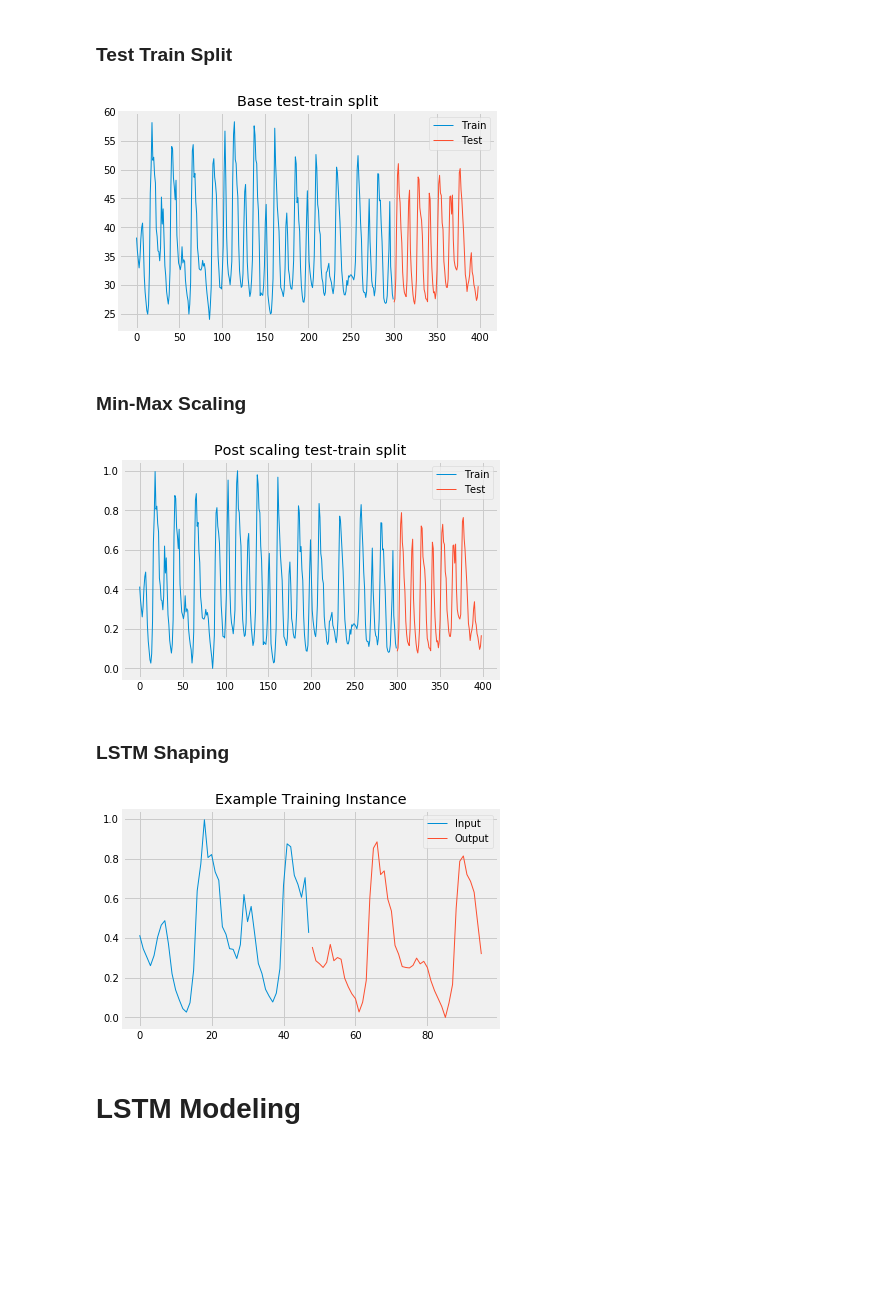
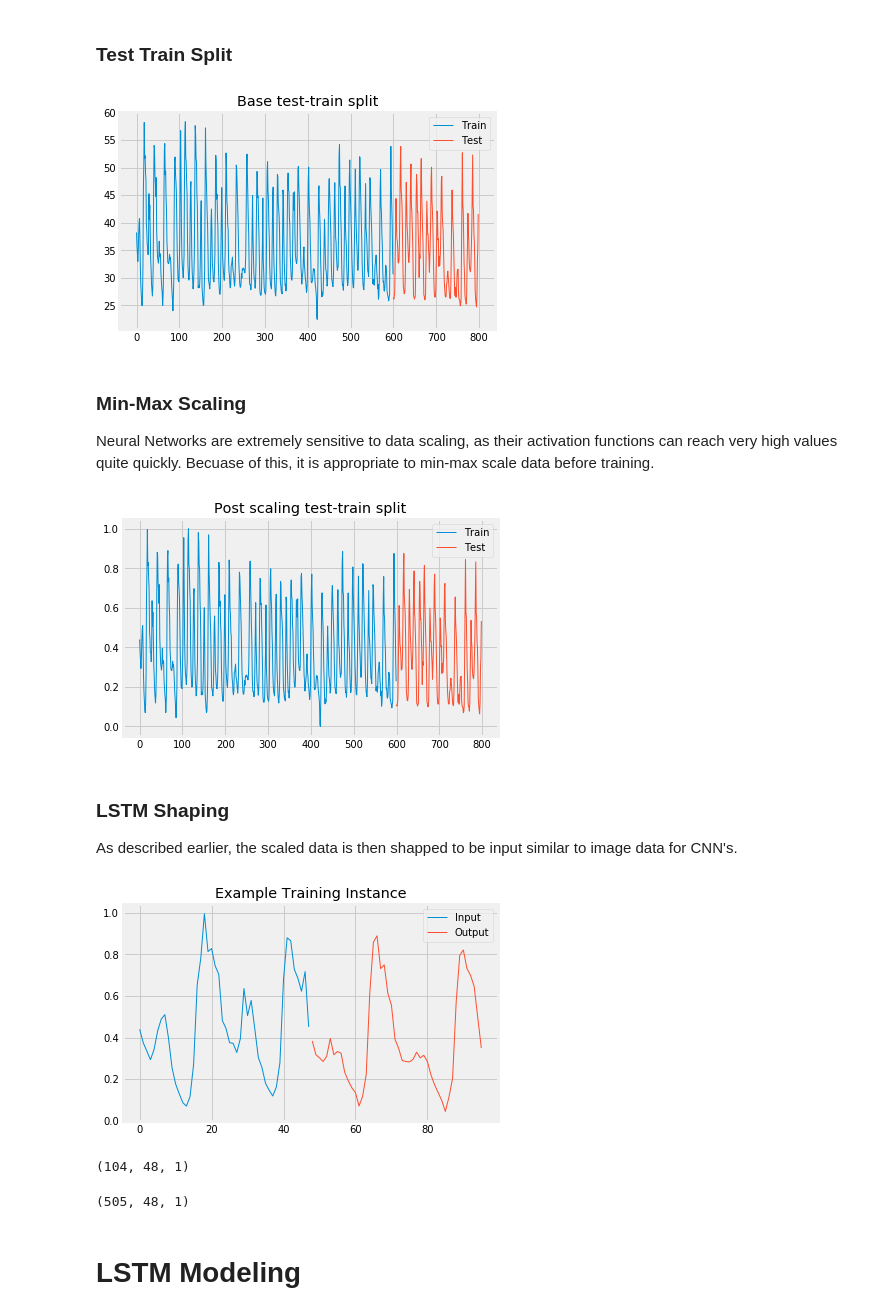
Before and after one commit to celmore25/portfolio, a Jupyter notebook: Notebooks/machine_learning/LSTM_Energy_Prices.ipynb, the cells around one changed output. Saved outputs shown, nothing was run; the diff lists cells and outputs as text; code cells hidden in the pictures; blank space fills up the shorter version.

Commit message:
LSTM

```diff
--- a/Notebooks/machine_learning/LSTM_Energy_Prices.ipynb
+++ b/Notebooks/machine_learning/LSTM_Energy_Prices.ipynb
@@ -70,25 +72,27 @@ Also with LSTM specific preprocessing, standard preprocessing of test-train spli
 # %% [markdown]
 ### Test Train Split
 # %%
-prices = X[node][0:400]
+prices = X[node][0:800]
 fraction_split = 0.75
 train_stop = int(round(fraction_split*prices.shape[0]))
 train = prices[0:train_stop]
 test = prices[train_stop + 1:]
 
 train_t = np.arange(train_stop)
 test_t = np.arange(prices.shape[0] - train_stop - 1) + train_stop
 
 fig, ax = plt.subplots()
 ax.plot(train_t, train, label='Train')
 ax.plot(test_t, test, label='Test')
 ax.legend()
 ax.set_title('Base test-train split')
 plt.show()
 # %% [output]
-[figure, old version]
+[figure, new version]
-# %% [markdown]
-### Min-Max Scaling
+# %% [markdown]
+### Min-Max Scaling
+
+Neural Networks are extremely sensitive to data scaling, as their activation functions can reach very high values quite quickly. Becuase of this, it is appropriate to min-max scale data before training.
 # %%
 scaler = MinMaxScaler()
 scaler.fit(train.reshape(-1,1))
@@ -102,9 +106,11 @@ ax.legend()
 ax.set_title('Post scaling test-train split')
 plt.show()
 # %% [output]
-[figure, old version]
+[figure, new version]
-# %% [markdown]
-### LSTM Shaping
+# %% [markdown]
+### LSTM Shaping
+
+As described earlier, the scaled data is then shapped to be input similar to image data for CNN's.
 # %%
 def split_training(timeseries, num_in, num_out):
 
@@ -146,6 +152,14 @@ ax.legend()
 ax.set_title('Example Training Instance')
 plt.show()
 # %% [output]
-[figure, old version]
+[figure, new version]
+# %%
+X_test.shape
+# %% [output]
+(104, 48, 1)
+# %%
+X_train.shape
+# %% [output]
+(505, 48, 1)
 # %% [markdown]
 # LSTM Modeling
```
Also changed, not shown: parts of 22 cells of this notebook.
